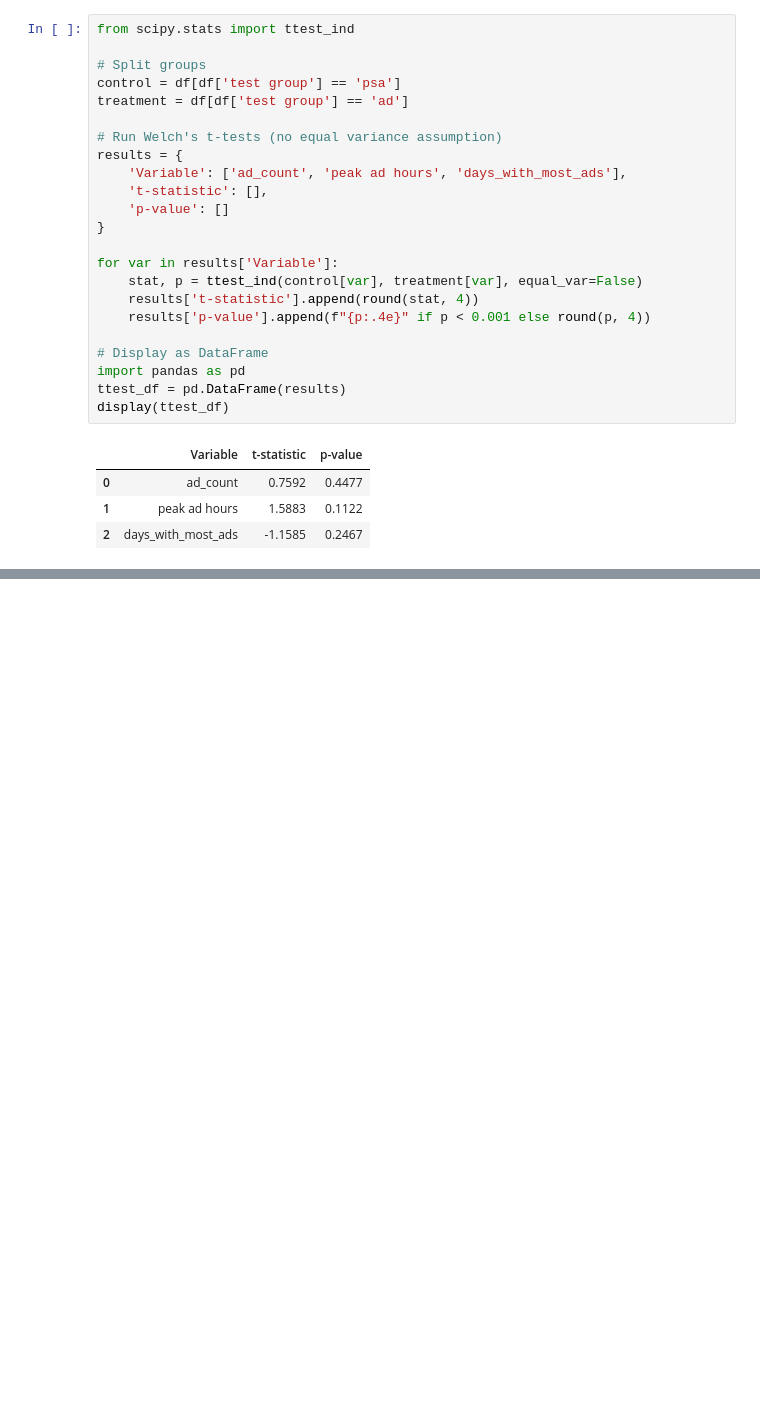
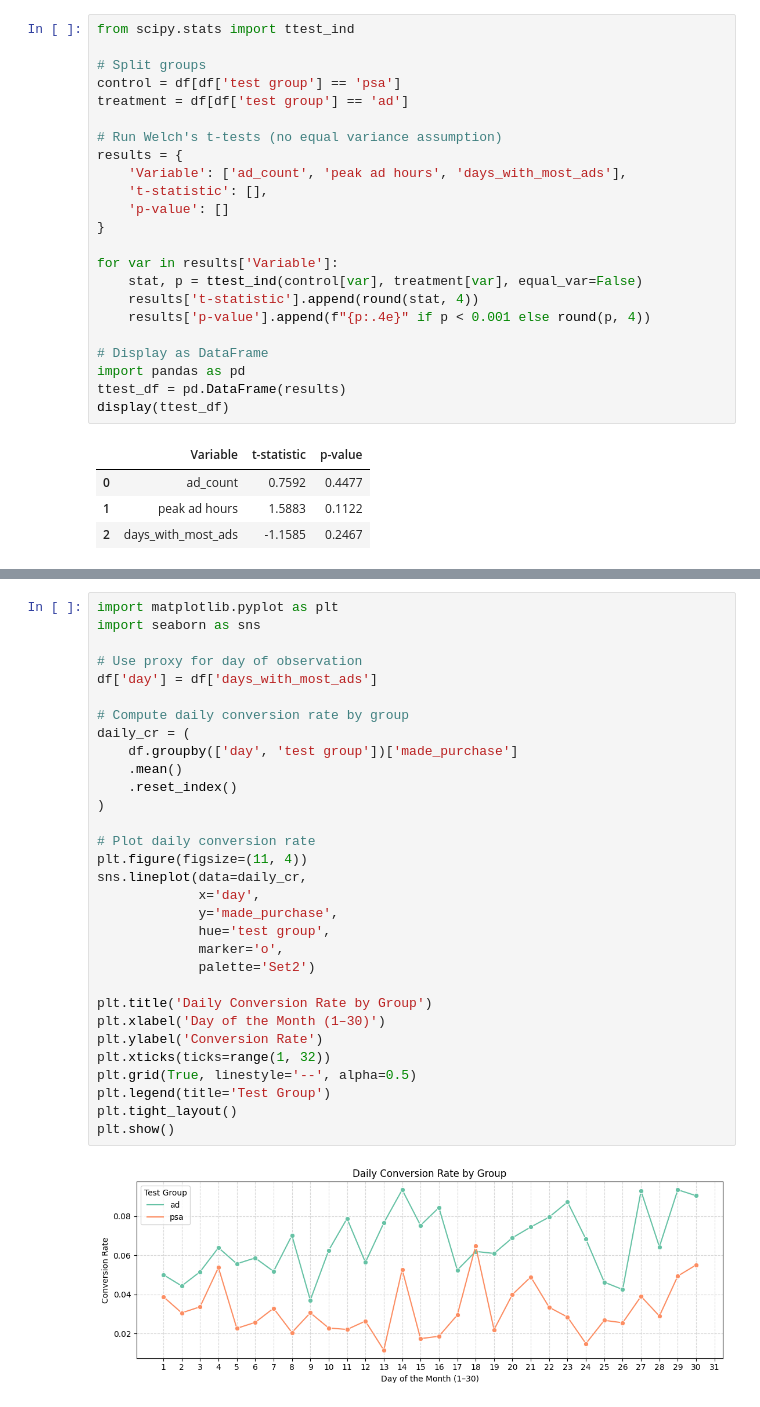
Before and after one commit to EuniceChanjx/A-B-Testing, a Jupyter notebook: A:B Test.ipynb, the cells around one changed output, grey strips where cells are left out. Cells and saved outputs as stored; diff of their text form; blank space fills up the shorter version.

```diff
--- a/A:B Test.ipynb
+++ b/A:B Test.ipynb
@@ -298,0 +395,33 @@ All p-values are well above the conventional threshold of 0.05, indicating no st
+# %%
+import matplotlib.pyplot as plt
+import seaborn as sns
+
+# Use proxy for day of observation
+df['day'] = df['days_with_most_ads']
+
+# Compute daily conversion rate by group
+daily_cr = (
+    df.groupby(['day', 'test group'])['made_purchase']
+    .mean()
+    .reset_index()
+)
+
+# Plot daily conversion rate
+plt.figure(figsize=(11, 4))
+sns.lineplot(data=daily_cr,
+             x='day',
+             y='made_purchase',
+             hue='test group',
+             marker='o',
+             palette='Set2')
+
+plt.title('Daily Conversion Rate by Group')
+plt.xlabel('Day of the Month (1–30)')
+plt.ylabel('Conversion Rate')
+plt.xticks(ticks=range(1, 32))
+plt.grid(True, linestyle='--', alpha=0.5)
+plt.legend(title='Test Group')
+plt.tight_layout()
+plt.show()
+# %% [output]
+[figure, added]
```
Also changed, not shown: parts of 15 cells of this notebook.
